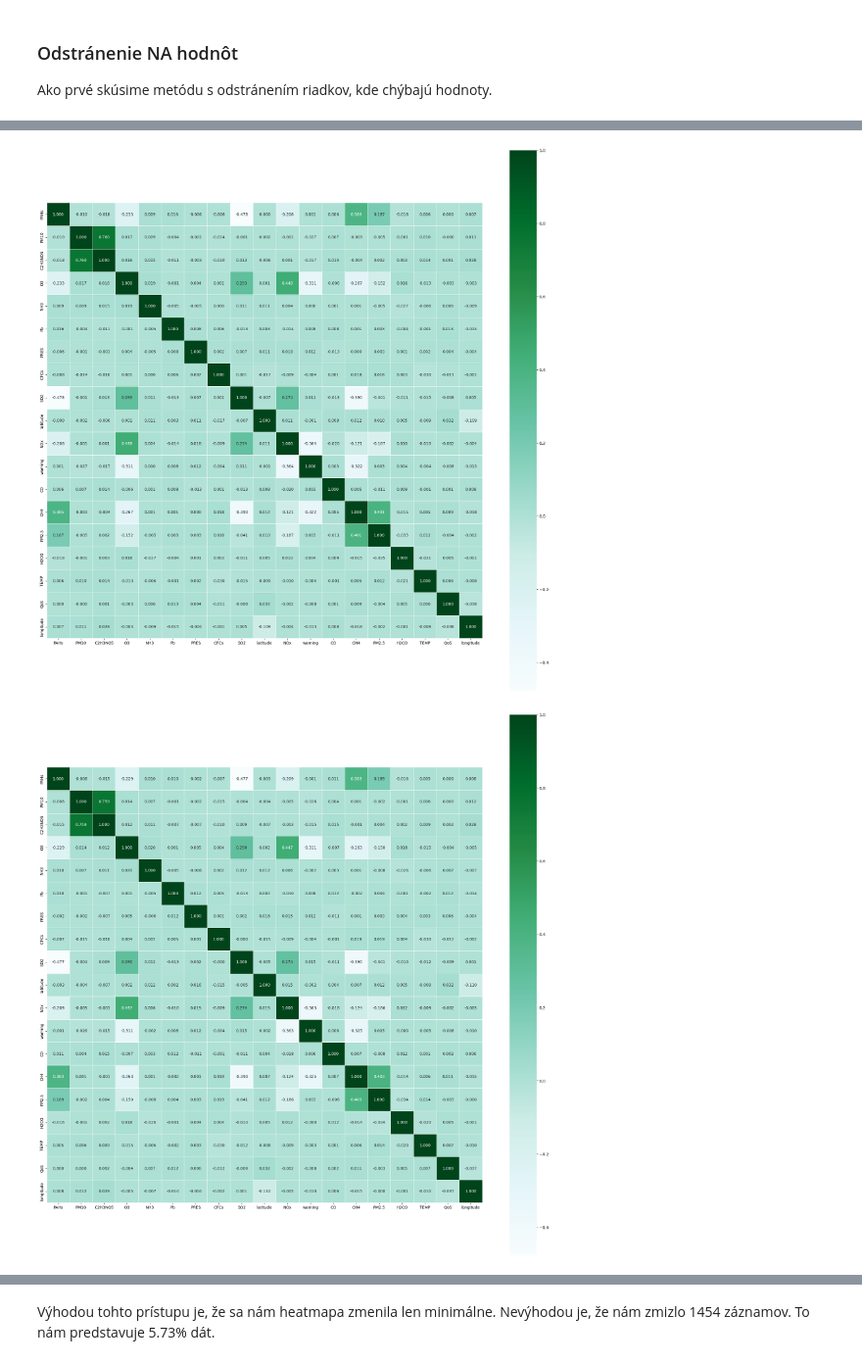
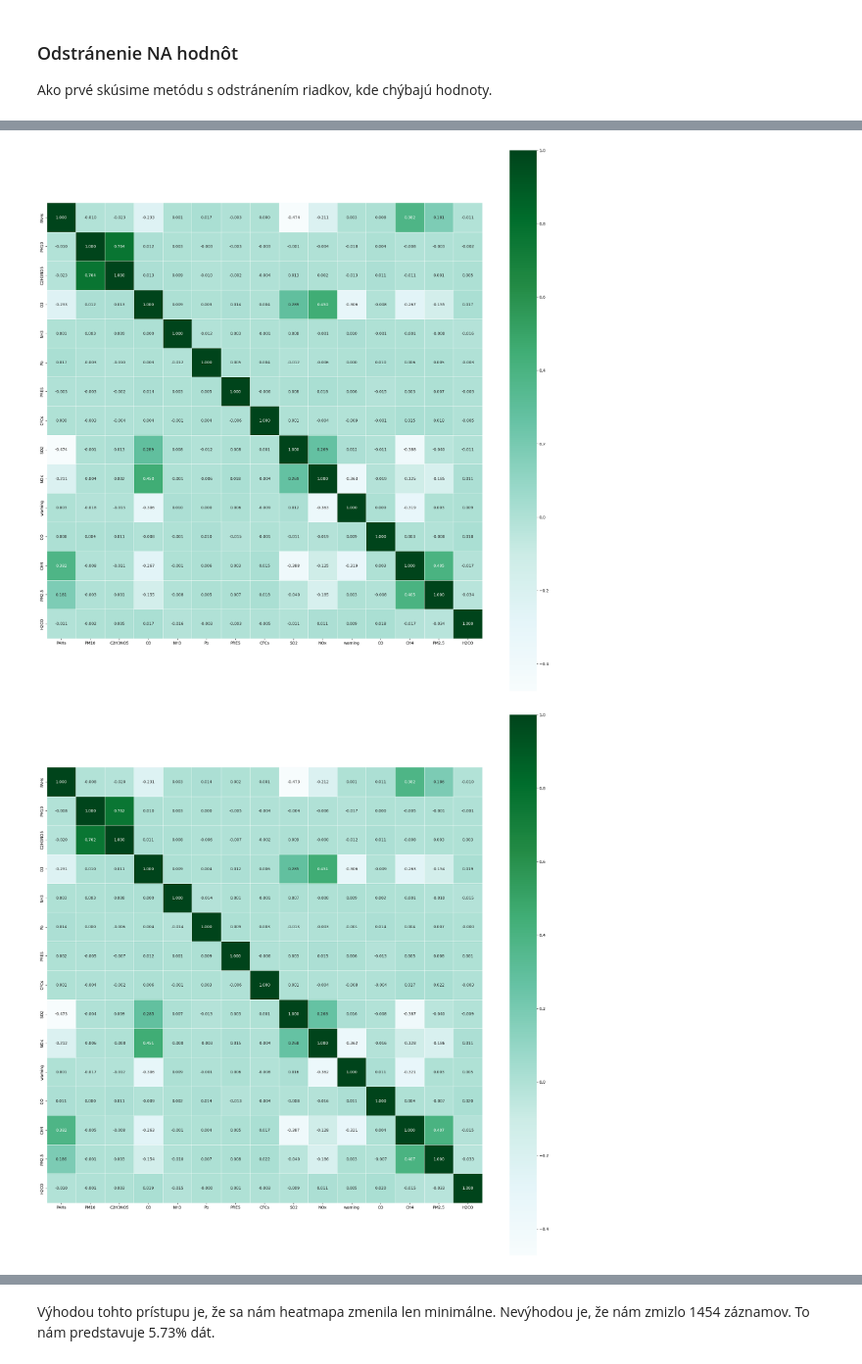
Before and after one commit to MarcelValent/IAU_projekt, a Jupyter notebook: Druha_faza.ipynb, the cells around one changed output, grey strips where cells are left out. Shown at 98% size. Saved outputs shown, nothing was run; the diff lists cells and outputs as text; code cells hidden in the pictures.

Commit message:
some errors fixed, more data cleaning

```diff
--- a/Druha_faza.ipynb
+++ b/Druha_faza.ipynb
@@ -71,10 +71,14 @@ True
 # %% [markdown]
 Sú rovnaké, preto môžeme ich spojiť. Taktiež odstránime duplicitný stĺpec ktorý nám vznikne.
 # %%
+stations.drop(columns=["QoS"], inplace=True)
+stations.drop(columns=["revision"], inplace=True)
+stations.drop(columns=["code"], inplace=True)
 data = pd.merge(measurements, stations, on = ["latitude"], how = "left")
 data.drop(columns=["longitude_x"], inplace=True)
 data.rename(columns={'longitude_y': 'longitude'}, inplace=True)
 data.info()
+stations.info()
 # %% [output]
 <class 'pandas.core.frame.DataFrame'>
 Int64Index: 25540 entries, 0 to 25539
@@ -110,2 +110,0 @@ Upravíme si formát dátumu v stĺpci revision
-# %%
-data[["revision"]]=data[["revision"]].apply(pd.to_datetime)
@@ -125,11 +110,0 @@ Keďže potrebujeme len číselné hodnoty, tak si prehodíme QoS na integer pod
-# %%
-data.loc[data['QoS'] == 'accep','QoS']=3
-data.loc[data['QoS'] == 'acceptable','QoS']=3
-data.loc[data['QoS'] == 'good','QoS']=1
-data.loc[data['QoS'] == 'excellent','QoS']=0
-data.loc[data['QoS'] == 'average','QoS']=2
-data.loc[data['QoS'] == 'building','QoS']=5
-data.loc[data['QoS'] == 'maitennce','QoS']=4
-data.loc[data['QoS'] == 'maintenance','QoS']=4
-data['QoS'] = pd.to_numeric(data['QoS'])
-data.QoS.unique()
@@ -165,8 +138,8 @@ data.describe()
 # %% [markdown]
 TOTO ESTE OPISAT
 # %%
-data.insert(17, 'QoS', data.pop('QoS'))
-data.insert(18, 'longitude', data.pop('longitude'))
+data.insert(17, 'longitude', data.pop('longitude'))
+data.insert(17, 'latitude', data.pop('latitude'))
 # %% [markdown]
 ### Odstránenie NA hodnôt
 Ako prvé skúsime metódu s odstránením riadkov, kde chýbajú hodnoty.
@@ -181,11 +173,11 @@ len(data) - len(tmp_data)
 # %%
 plt.figure(figsize=(25,25))
-sns.heatmap(data.iloc[: , :19].corr(), annot=True, fmt=".3f", linewidths=.5, square = True, cmap = 'BuGn');
+sns.heatmap(data.iloc[: , :15].corr(), annot=True, fmt=".3f", linewidths=.5, square = True, cmap = 'BuGn');
 # %% [output]
-[figure, old version]
+[figure, new version]
 # %%
 plt.figure(figsize=(25,25))
-sns.heatmap(tmp_data.iloc[: , :19].corr(), annot=True, fmt=".3f", linewidths=.5, square = True, cmap = 'BuGn');
+sns.heatmap(tmp_data.iloc[: , :15].corr(), annot=True, fmt=".3f", linewidths=.5, square = True, cmap = 'BuGn');
 # %% [output]
-[figure, old version]
+[figure, new version]
 # %%
```
Also changed, not shown: parts of 13 cells of this notebook.
